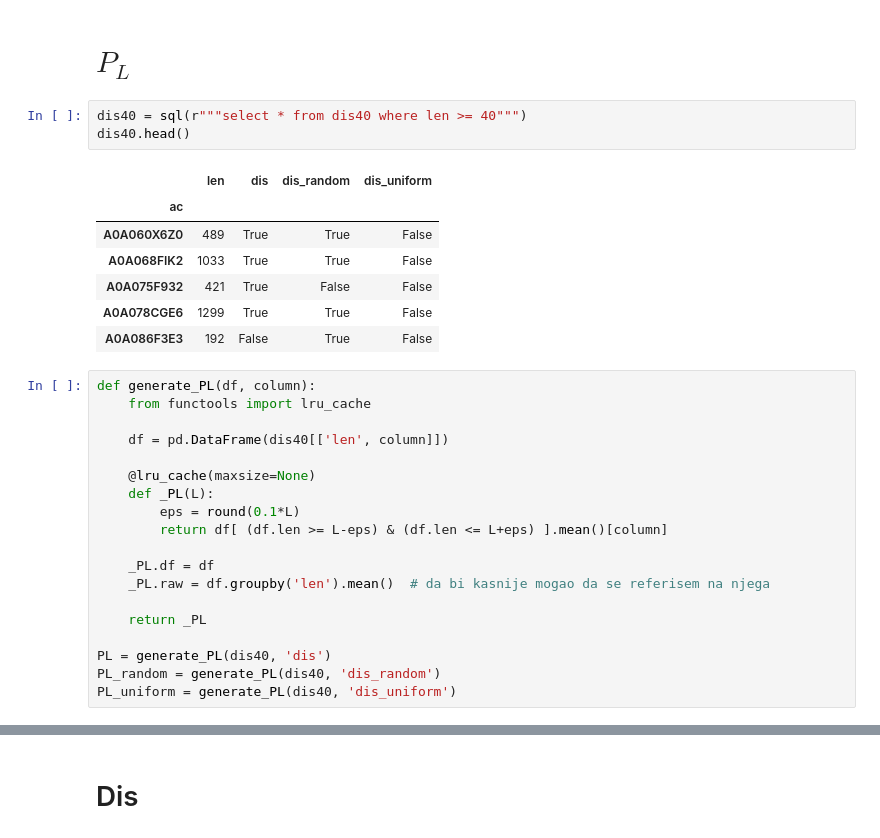
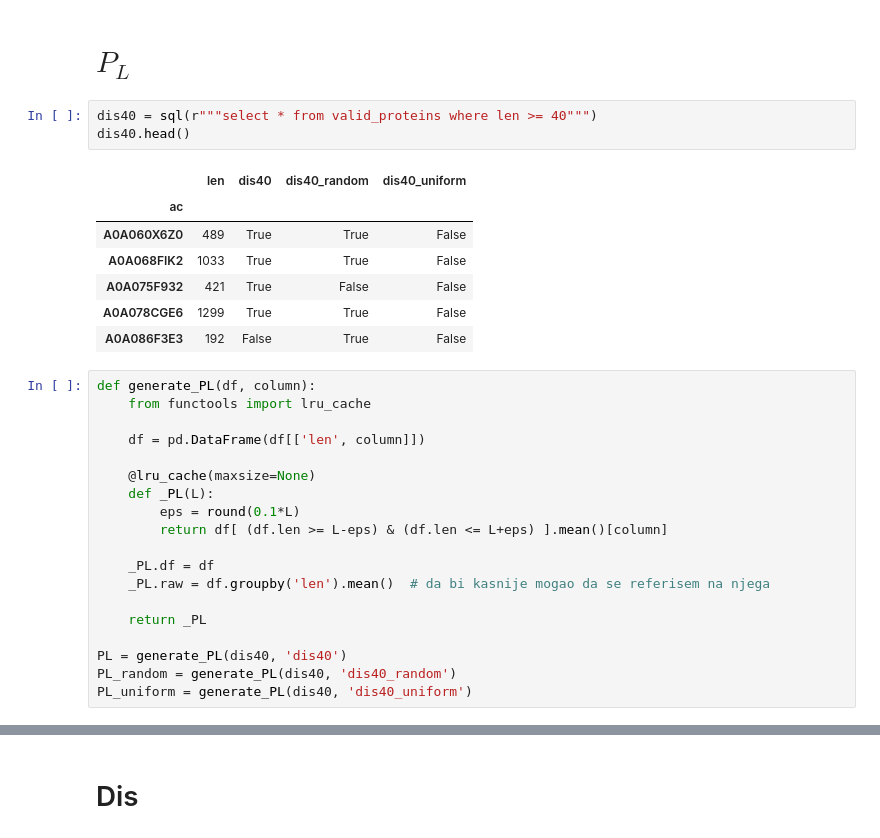
Before and after one commit to gvinterhalter/MASTER2, a Jupyter notebook: 2.0 Analiza.ipynb, the cells around one changed output, grey strips where cells are left out. Drawn from its saved outputs; the diff is of its cells as text.

```diff
--- a/2.0 Analiza.ipynb
+++ b/2.0 Analiza.ipynb
@@ -7,10 +7,10 @@ import pandas as pd
 # %% [markdown]
 # $P_L$
 # %%
-dis40 = sql(r"""select * from dis40 where len >= 40""")
+dis40 = sql(r"""select * from valid_proteins where len >= 40""")
 dis40.head()
 # %% [output]
-|  | len | dis | dis_random | dis_uniform |
+|  | len | dis40 | dis40_random | dis40_uniform |
 | ac |  |  |  |  |
 | A0A060X6Z0 | 489 | True | True | False |
 | A0A068FIK2 | 1033 | True | True | False |
@@ -21,7 +21,7 @@ dis40.head()
 def generate_PL(df, column):
     from functools import lru_cache
 
-    df = pd.DataFrame(dis40[['len', column]])
+    df = pd.DataFrame(df[['len', column]])
 
     @lru_cache(maxsize=None)
     def _PL(L):
@@ -33,9 +33,9 @@ def generate_PL(df, column):
 
     return _PL
 
-PL = generate_PL(dis40, 'dis')
-PL_random = generate_PL(dis40, 'dis_random')
-PL_uniform = generate_PL(dis40, 'dis_uniform')
+PL = generate_PL(dis40, 'dis40')
+PL_random = generate_PL(dis40, 'dis40_random')
+PL_uniform = generate_PL(dis40, 'dis40_uniform')
 # %%
 fig, ax = plt.subplots()
 
```
Also changed, not shown: parts of 6 cells of this notebook, 18 other files.
